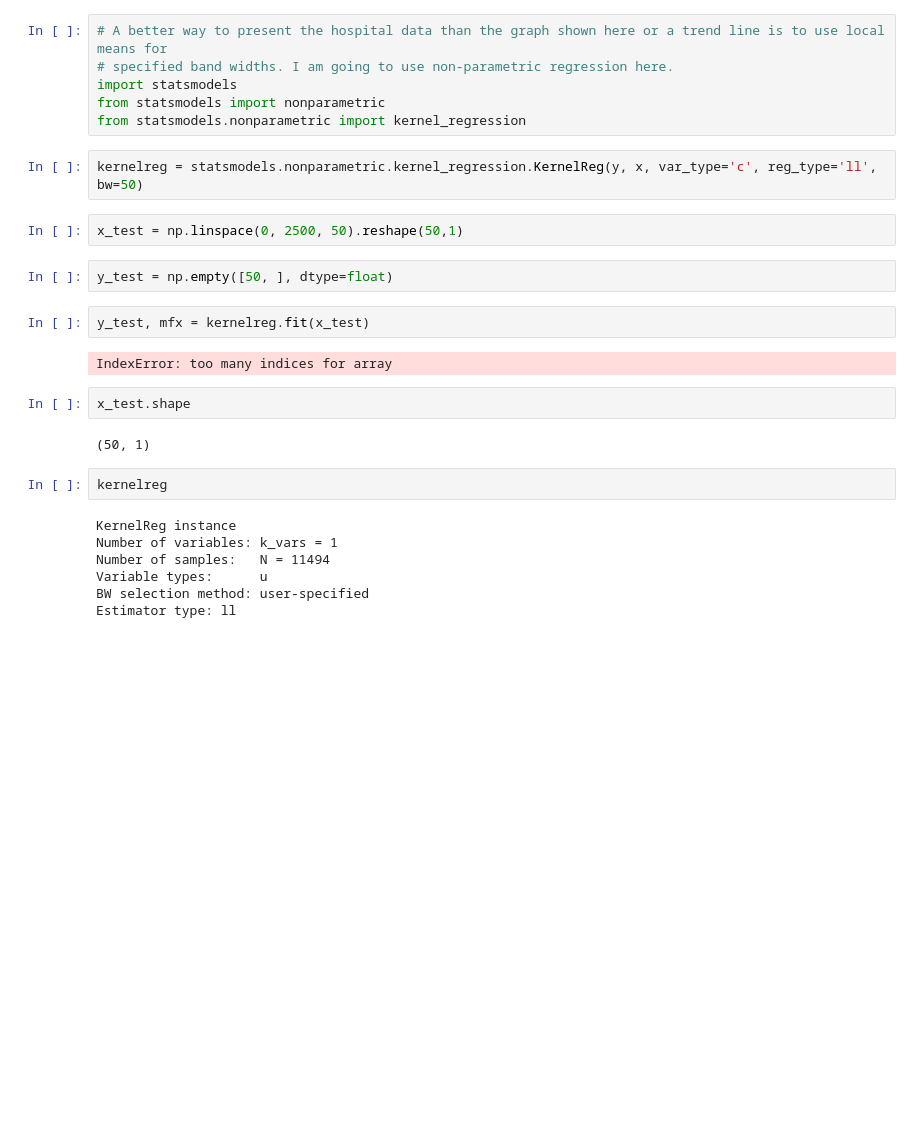
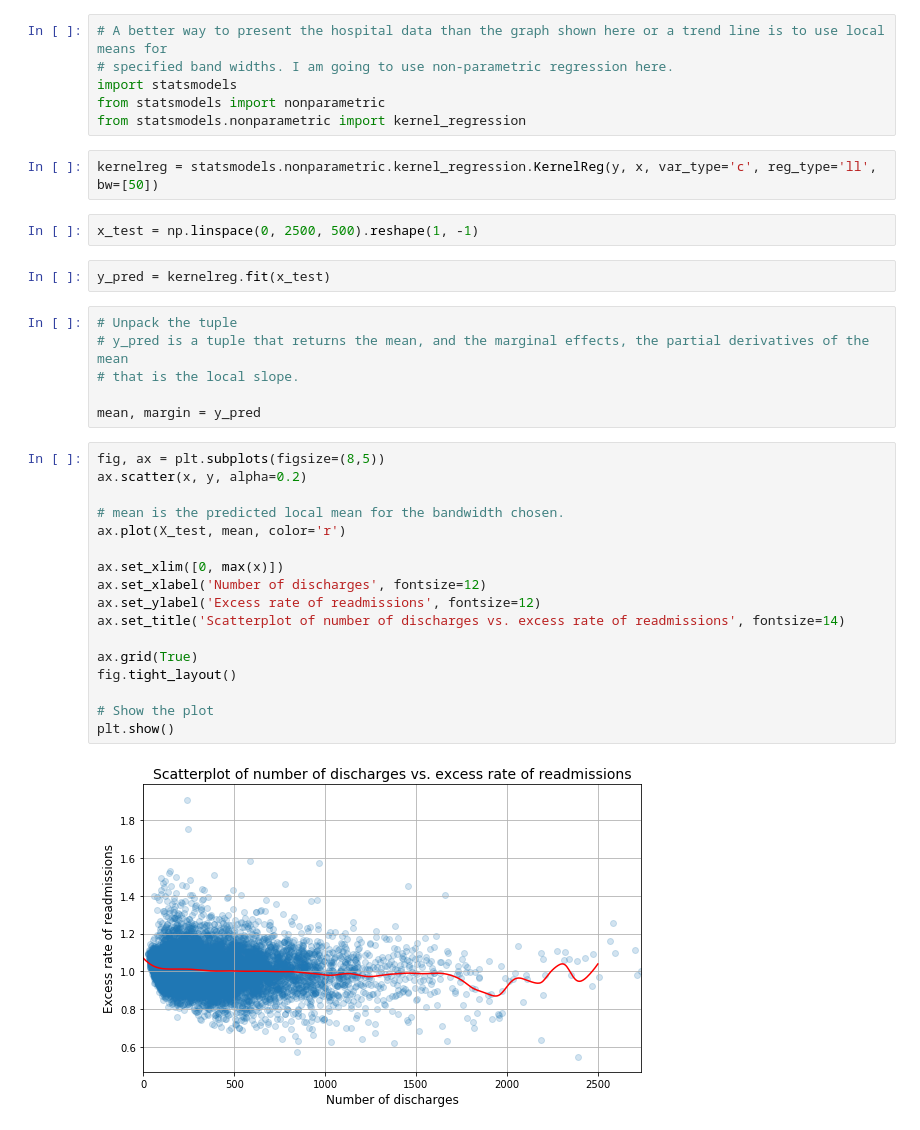
Before and after one commit to forheart81/Data-Science, a Jupyter notebook: sliderule_dsi_inferential_statistics_exercise_3.ipynb, the cells around one changed output. Drawn from its saved outputs; the diff is of its cells as text; blank space fills up the shorter version.

Commit message:
Inferential Statistics - added nonparametric kernel regression

```diff
--- a/sliderule_dsi_inferential_statistics_exercise_3.ipynb
+++ b/sliderule_dsi_inferential_statistics_exercise_3.ipynb
@@ -327,25 +327,33 @@ import statsmodels
 from statsmodels import nonparametric
 from statsmodels.nonparametric import kernel_regression
 # %%
-kernelreg = statsmodels.nonparametric.kernel_regression.KernelReg(y, x, var_type='c', reg_type='ll', bw=50)
+kernelreg = statsmodels.nonparametric.kernel_regression.KernelReg(y, x, var_type='c', reg_type='ll', bw=[50])
 # %%
-x_test = np.linspace(0, 2500, 50).reshape(50,1)
+x_test = np.linspace(0, 2500, 500).reshape(1, -1)
-# %%
-y_test = np.empty([50, ], dtype=float)
 # %%
-y_test, mfx = kernelreg.fit(x_test)
+y_pred = kernelreg.fit(x_test)
-# %% [output]
-IndexError: too many indices for array
-# %%
-x_test.shape
-# %% [output]
-(50, 1)
-# %%
-kernelreg
-# %% [output]
-KernelReg instance
-Number of variables: k_vars = 1
-Number of samples:   N = 11494
-Variable types:      u
-BW selection method: user-specified
-Estimator type: ll
+# %%
+# Unpack the tuple
+# y_pred is a tuple that returns the mean, and the marginal effects, the partial derivatives of the mean
+# that is the local slope.
+
+mean, margin = y_pred
+# %%
+fig, ax = plt.subplots(figsize=(8,5))
+ax.scatter(x, y, alpha=0.2)
+
+# mean is the predicted local mean for the bandwidth chosen.
+ax.plot(X_test, mean, color='r')
+
+ax.set_xlim([0, max(x)])
+ax.set_xlabel('Number of discharges', fontsize=12)
+ax.set_ylabel('Excess rate of readmissions', fontsize=12)
+ax.set_title('Scatterplot of number of discharges vs. excess rate of readmissions', fontsize=14)
+
+ax.grid(True)
+fig.tight_layout()
+
+# Show the plot
+plt.show()
+# %% [output]
+[figure, added]
```
Also changed, not shown: parts of 5 cells of this notebook.
